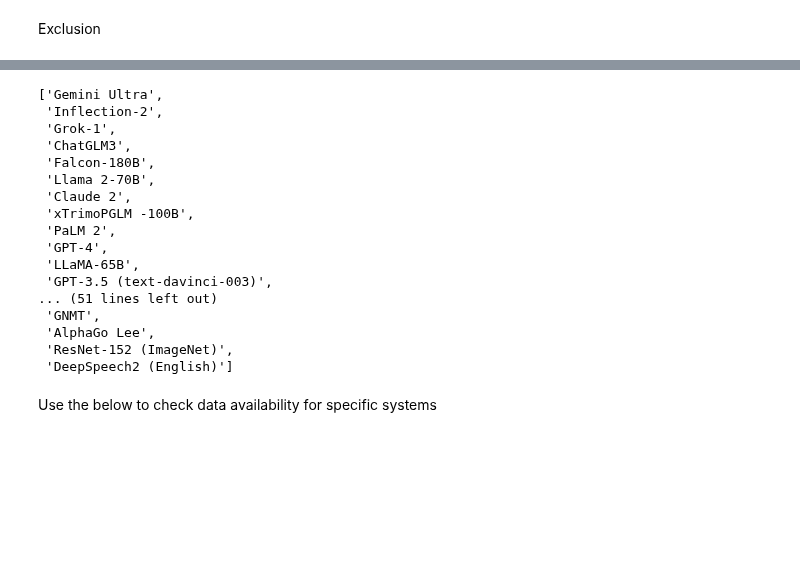
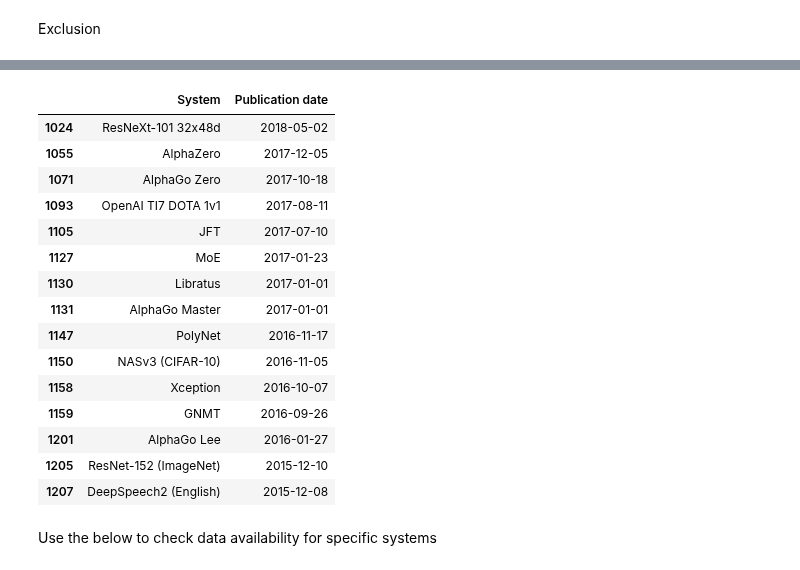
Before and after one commit to epoch-research/training-cost-trends, a Jupyter notebook: cost_analysis.ipynb, the cells around one changed output, grey strips where cells are left out. Cells and saved outputs as stored; diff of their text form; code cells hidden in the pictures; blank space fills up the shorter version.

```diff
--- a/cost_analysis.ipynb
+++ b/cost_analysis.ipynb
@@ -84,25 +103,24 @@ Exclusion
 # %%
 for kw in exclude_models_containing:
     cost_df = cost_df[cost_df['System'].str.contains(kw) == False]
-list(cost_df['System'])
+cost_df[['System', 'Publication date']].tail(15)
 # %% [output]
-['Gemini Ultra',
- 'Inflection-2',
- 'Grok-1',
- 'ChatGLM3',
- 'Falcon-180B',
- 'Llama 2-70B',
- 'Claude 2',
- 'xTrimoPGLM -100B',
- 'PaLM 2',
- 'GPT-4',
- 'LLaMA-65B',
- 'GPT-3.5 (text-davinci-003)',
-... (51 lines left out)
- 'GNMT',
- 'AlphaGo Lee',
- 'ResNet-152 (ImageNet)',
- 'DeepSpeech2 (English)']
+|  | System | Publication date |
+| 1024 | ResNeXt-101 32x48d | 2018-05-02 |
+| 1055 | AlphaZero | 2017-12-05 |
+| 1071 | AlphaGo Zero | 2017-10-18 |
+| 1093 | OpenAI TI7 DOTA 1v1 | 2017-08-11 |
+| 1105 | JFT | 2017-07-10 |
+| 1127 | MoE | 2017-01-23 |
+| 1130 | Libratus | 2017-01-01 |
+| 1131 | AlphaGo Master | 2017-01-01 |
+| 1147 | PolyNet | 2016-11-17 |
+| 1150 | NASv3 (CIFAR-10) | 2016-11-05 |
+| 1158 | Xception | 2016-10-07 |
+| 1159 | GNMT | 2016-09-26 |
+| 1201 | AlphaGo Lee | 2016-01-27 |
+| 1205 | ResNet-152 (ImageNet) | 2015-12-10 |
+| 1207 | DeepSpeech2 (English) | 2015-12-08 |
 # %% [markdown]
 Use the below to check data availability for specific systems
 # %%
```
Also changed, not shown: parts of 8 cells of this notebook, 1 other file.
